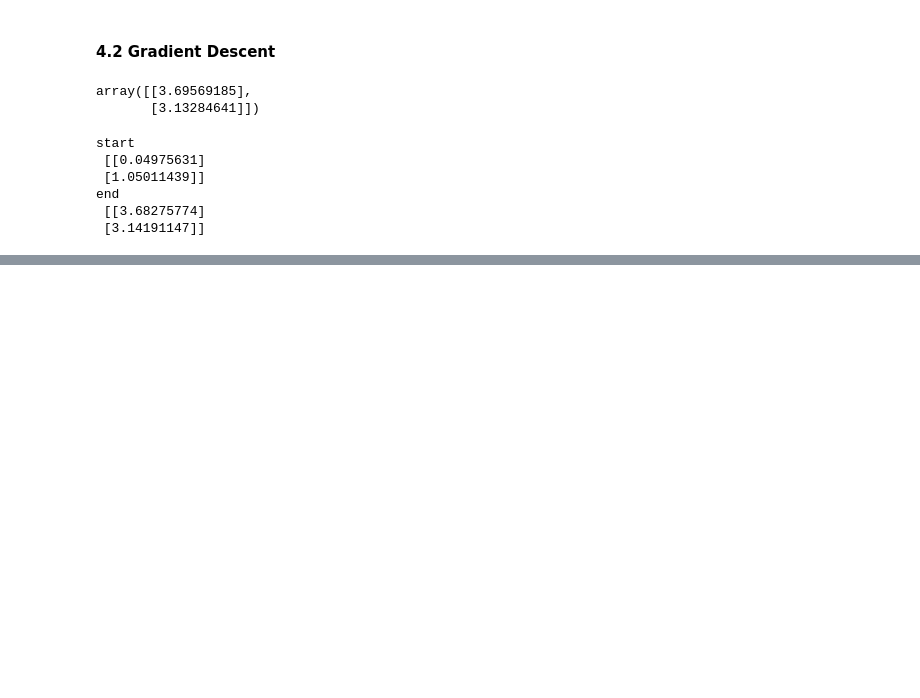
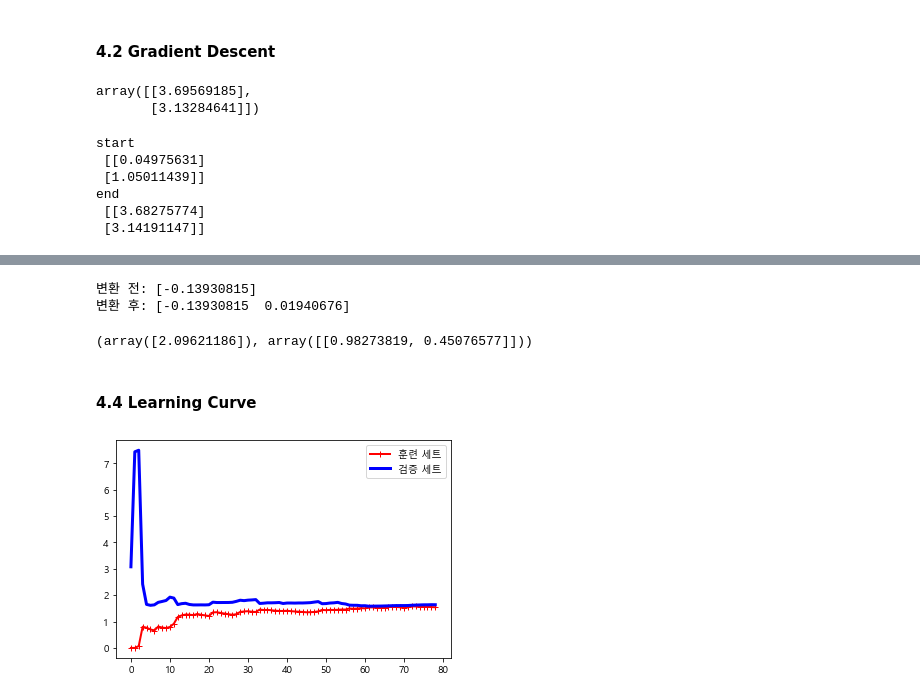
Before and after one commit to luckyspia/Statements, a Jupyter notebook: Hands_on_Machine_Learning_2nd_/ch04.Model Training.ipynb, the cells around one changed output, grey strips where cells are left out. Drawn from its saved outputs; the diff is of its cells as text; code cells hidden in the pictures; blank space fills up the shorter version.

Commit message:
Model Training Temp

```diff
--- a/Hands_on_Machine_Learning_2nd_/ch04.Model Training.ipynb
+++ b/Hands_on_Machine_Learning_2nd_/ch04.Model Training.ipynb
@@ -116,0 +128,22 @@ end
+# %%
+# 2차 방정식을 활용한 비선형 데이터 생성 (quadratic equation)
+m = 100
+X = 6 * np.random.rand(m, 1) - 3
+y = 0.5 * X**2 + X + 2 + np.random.randn(m,1)
+# %%
+from sklearn.preprocessing import PolynomialFeatures
+poly_features = PolynomialFeatures(degree=2, include_bias=False)
+X_poly = poly_features.fit_transform(X)
+print('변환 전:',X[0])
+print('변환 후:',X_poly[0])
+# %% [output]
+변환 전: [-0.13930815]
+변환 후: [-0.13930815  0.01940676]
+# %%
+lin_reg = LinearRegression()
+lin_reg.fit(X_poly, y)
+lin_reg.intercept_, lin_reg.coef_
+# %% [output]
+(array([2.09621186]), array([[0.98273819, 0.45076577]]))
+# %% [markdown]
+#### 4.4 Learning Curve
@@ -116,0 +158,23 @@ end
+# %%
+# 훈련 데이터에서 학습 곡선을 그리는 함수
+from sklearn.metrics import mean_squared_error
+from sklearn.model_selection import train_test_split
+
+def plot_learning_curves(model, X, y):
+    X_train, X_val, y_train, y_val = train_test_split(X, y, test_size=0.2)
+    train_errors, val_errors = [], []
+    for m in range(1, len(X_train)):
+        model.fit(X_train[:m], y_train[:m])
+        y_train_predict = model.predict(X_train[:m])
+        y_val_predict = model.predict(X_val)
+        train_errors.append(mean_squared_error(y_train[:m], y_train_predict))
+        val_errors.append(mean_squared_error(y_val, y_val_predict))
+    plt.plot(np.sqrt(train_errors),'r-+', linewidth=2, label='훈련 세트')
+    plt.plot(np.sqrt(val_errors), "b-", linewidth=3, label='검증 세트')
+    plt.ylim([0.0, 3.0])
+    plt.legend()
+# %%
+lin_reg = LinearRegression()
+plot_learning_curves(lin_reg, X, y)
+# %% [output]
+[figure, added]
```
Also changed, not shown: parts of 5 cells of this notebook.
